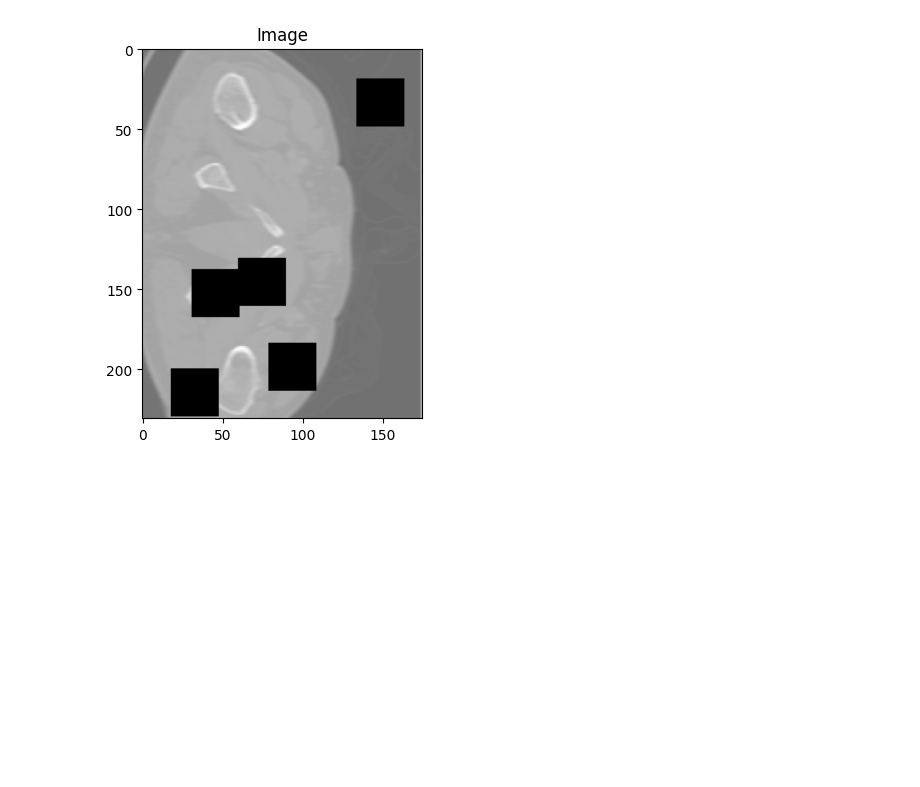
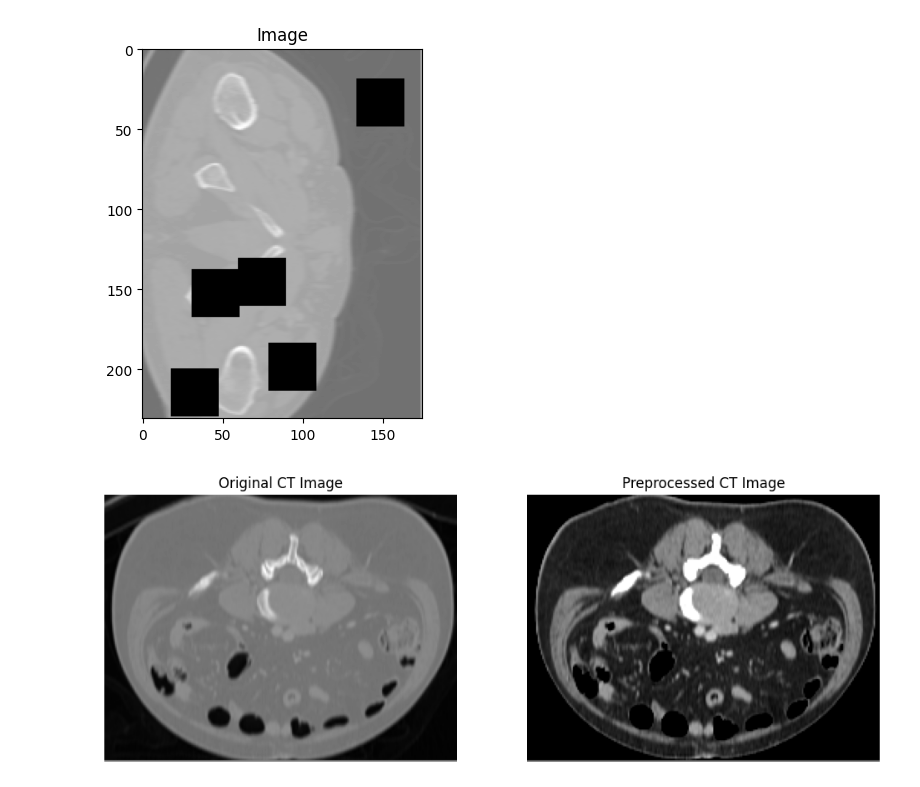
Before and after one commit to amine0110/impact, a Jupyter notebook: preprocessing_methods.ipynb, the cells around one changed output. Saved outputs shown, nothing was run; the diff lists cells and outputs as text; code cells hidden in the pictures; blank space fills up the shorter version.

```diff
--- a/preprocessing_methods.ipynb
+++ b/preprocessing_methods.ipynb
@@ -324,0 +327,6 @@ show_slice_4d(bordered_array, 30)
+# %%
+path = 'assets/ct'
+processor = DicomCTWindowing(visualize=True)
+processor.convert(path, 'assets')
+# %% [output]
+[figure, added]
```
Also changed, not shown: parts of 1 cell of this notebook.
